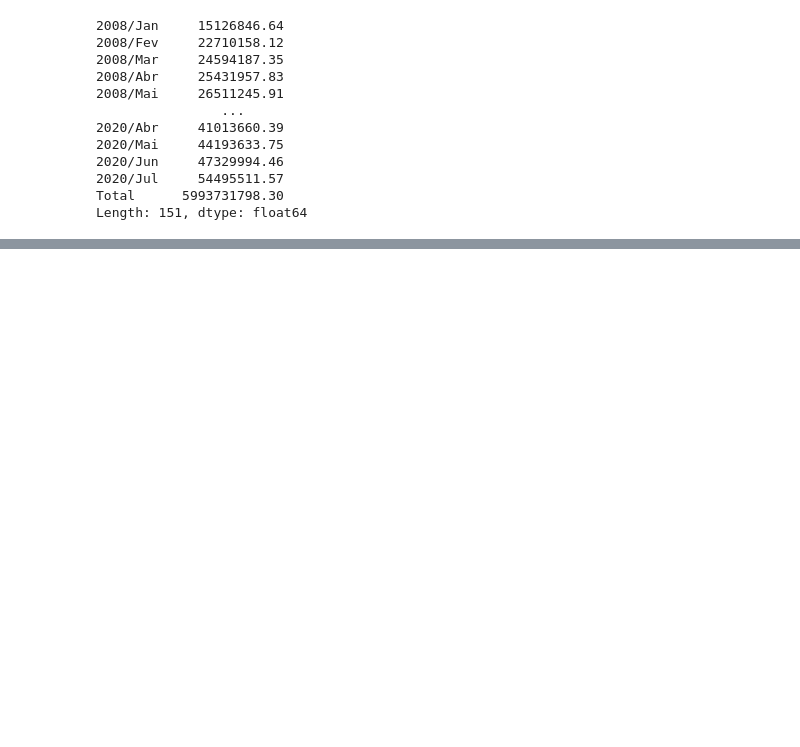
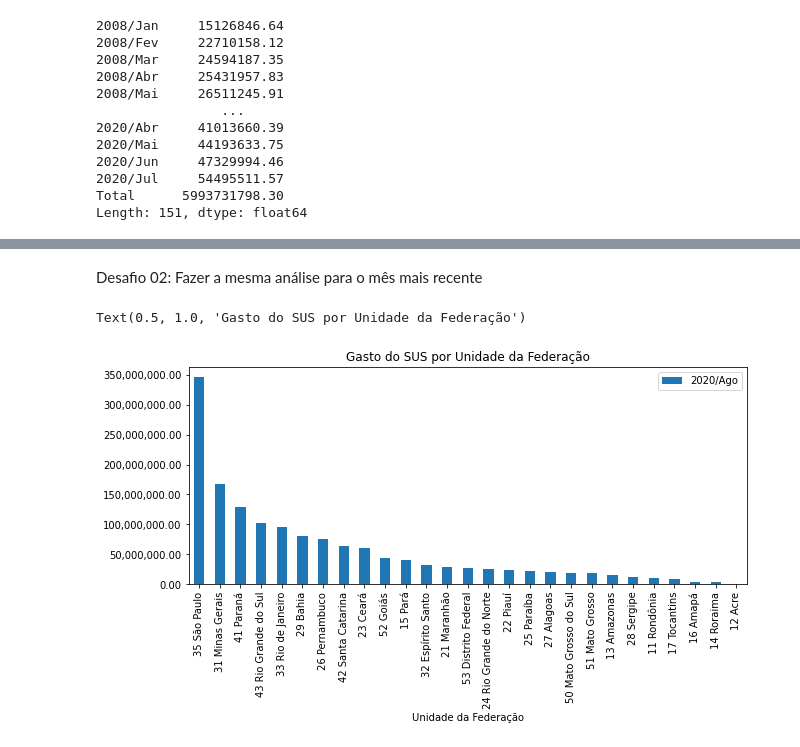
Before and after one commit to laugustovieira/BootCamp---Data-Science, a Jupyter notebook: BootCampDataScience.ipynb, the cells around one changed output, grey strips where cells are left out. Cells and saved outputs as stored; diff of their text form; code cells hidden in the pictures; blank space fills up the shorter version.

```diff
--- a/BootCampDataScience.ipynb
+++ b/BootCampDataScience.ipynb
@@ -80,0 +87,16 @@ Name: Unidade da Federação, dtype: int64
+# %% [markdown]
+Desafio 02: Fazer a mesma análise para o mês mais recente
+# %%
+dados = dados.replace("-",0)
+dados["2020/Ago"] = dados["2020/Ago"].astype("float64") #converte coluna para float
+dados = dados.sort_values(by=mes_mais_recente, ascending= False) # ordenação da informação
+
+mes_mais_recente = dados.columns[-2] # pegar a ultima coluna
+mes_mais_recente
+
+ax = dados.plot(x = "Unidade da Federação", y=mes_mais_recente, kind = "bar", figsize=(10,4))
+ax.yaxis.set_major_formatter(ticker.StrMethodFormatter("{x:,.2f}"))
+plt.title("Gasto do SUS por Unidade da Federação")
+# %% [output]
+Text(0.5, 1.0, 'Gasto do SUS por Unidade da Federação')
+[figure, added]
```
Also changed, not shown: parts of 9 cells of this notebook.
